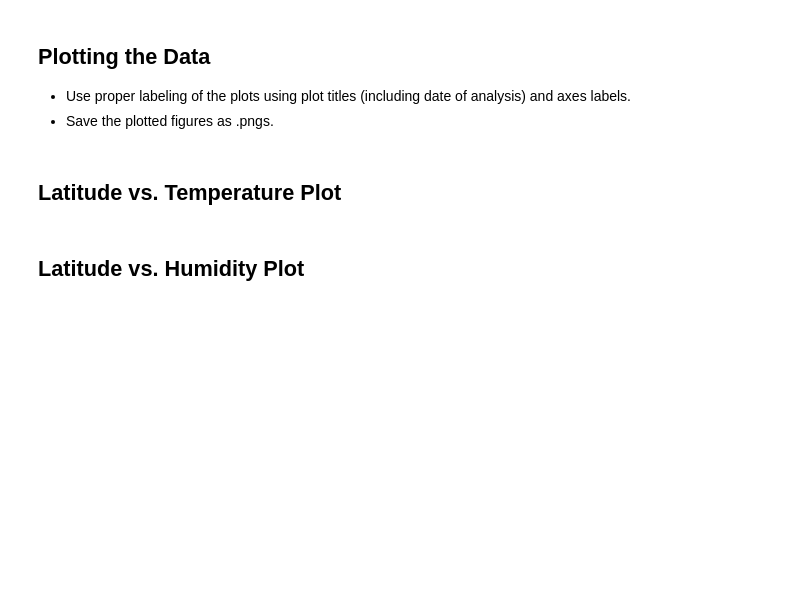
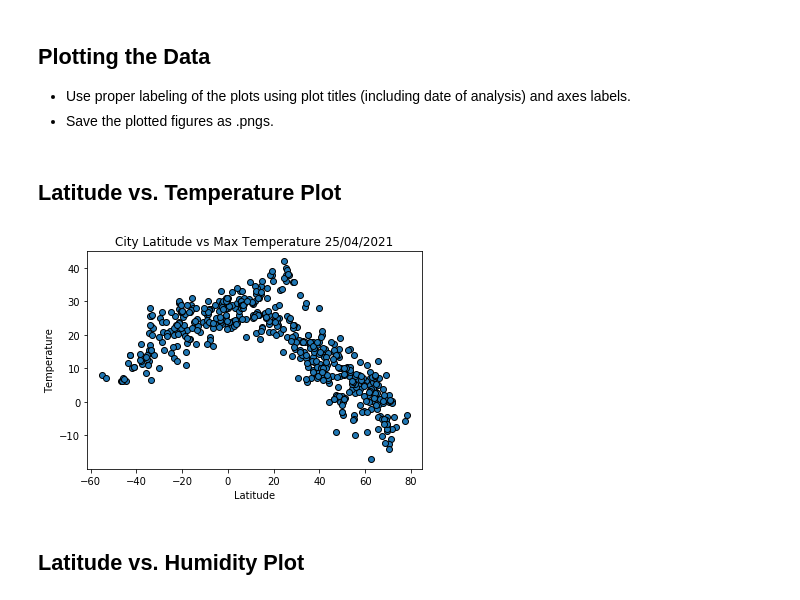
Before and after one commit to sSalvs/python-api-challenge, a Jupyter notebook: WeatherPy/SS_WeatherPy.ipynb, the cells around one changed output. Cells and saved outputs as stored; diff of their text form; code cells hidden in the pictures; blank space fills up the shorter version.

Commit message:
weather py complete, to be proofed and graphs checked

```diff
--- a/WeatherPy/SS_WeatherPy.ipynb
+++ b/WeatherPy/SS_WeatherPy.ipynb
@@ -233,5 +233,27 @@ Skip this step if there are no cities that have humidity > 100%.
 * Save the plotted figures as .pngs.
 # %% [markdown]
 ## Latitude vs. Temperature Plot
+# %%
+# plot lat vs max temp
+
+# set x and y values
+x_values = city_list_df['Lat']
+y_values = city_list_df["Max Temp"]
+
+# plot graph and add titles & labels
+plt.scatter(x_values,y_values, edgecolors='black')
+plt.xlabel('Latitude')
+plt.ylabel('Temperature')
+plt.title("City Latitude vs Max Temperature 25/04/2021")
+
+# Save png file
+plt.savefig("../Output/lat_vs_Temp.png")
+
+plt.show()
+
+
+# Analysis - as you move further from the equator, the temperatures start to decrease
+# %% [output]
+[figure, added]
 # %% [markdown]
 ## Latitude vs. Humidity Plot
```
Also changed, not shown: parts of 16 cells of this notebook, 12 other files.
